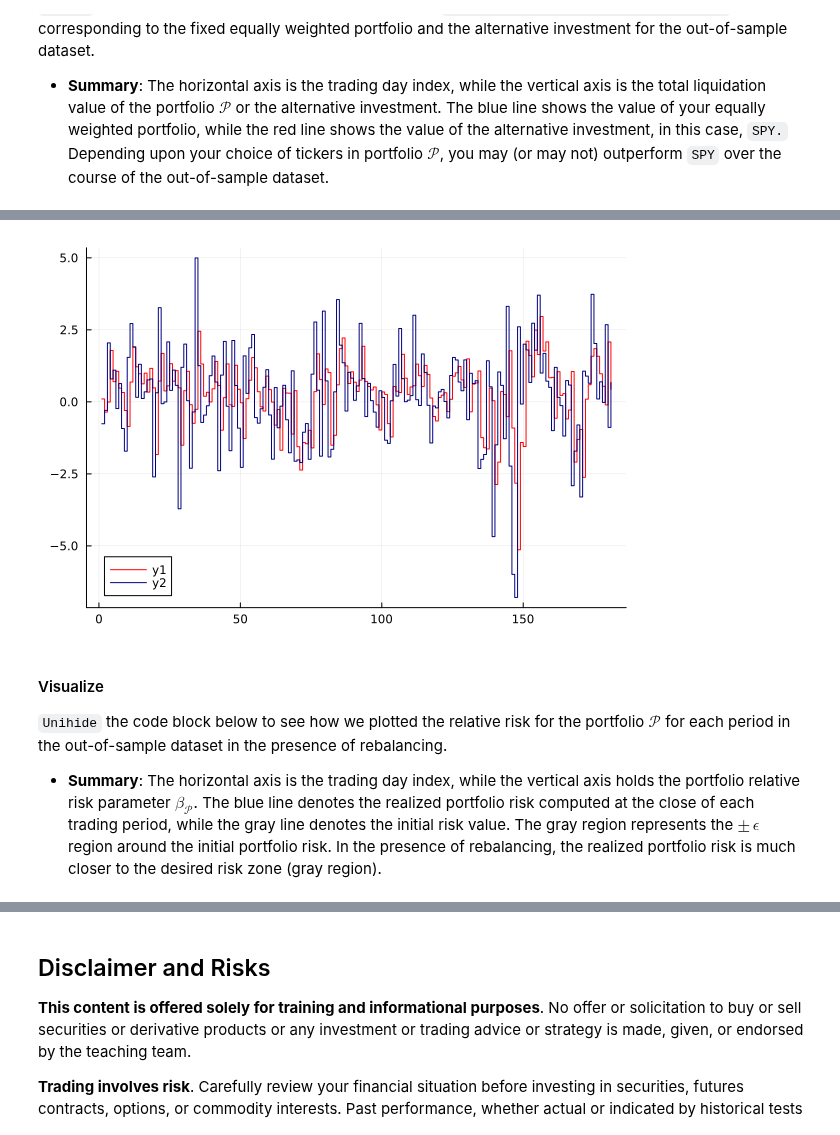
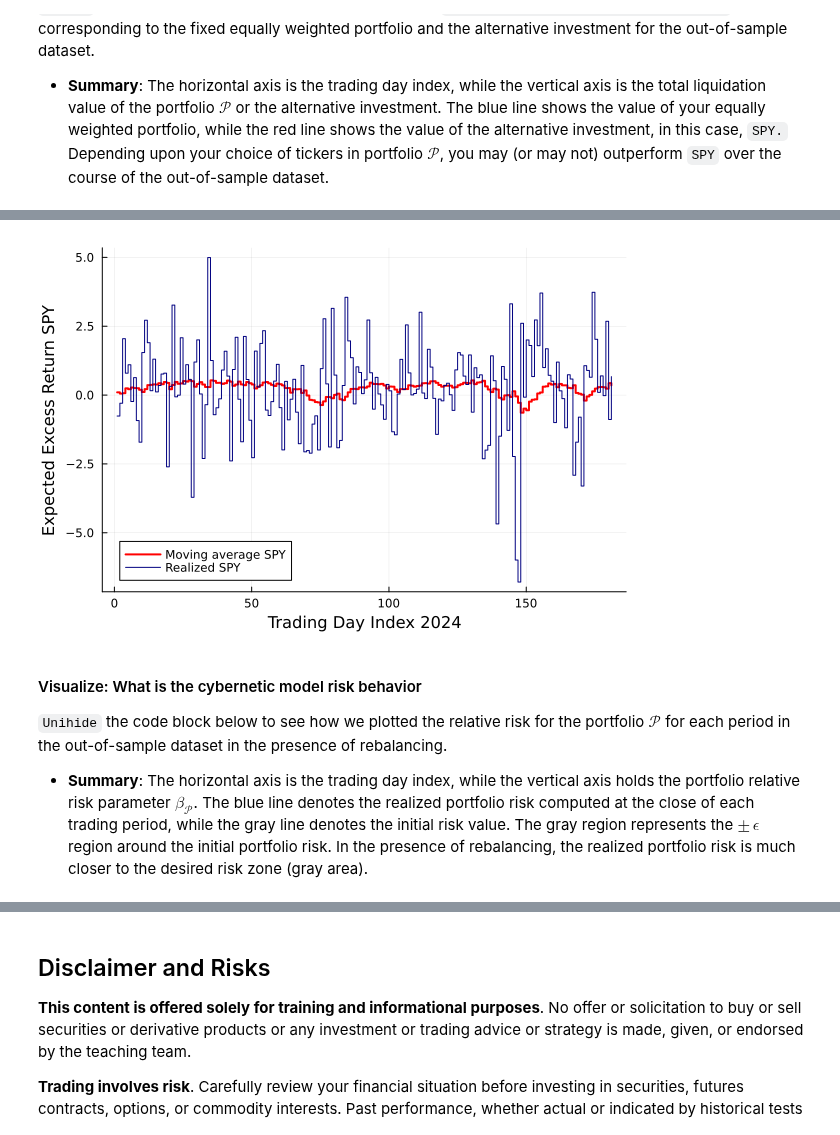
Before and after one commit to varnerlab/CHEME-5660-CourseRepository-Fall-2024, a Jupyter notebook: lectures/week-8/L8c/CHEME-5660-L8c-CyberneticPortfolio-Fall-2024-WorkedExample.ipynb, the cells around one changed output, grey strips where cells are left out. Saved outputs shown, nothing was run; the diff lists cells and outputs as text; code cells hidden in the pictures.

```diff
--- a/lectures/week-8/L8c/CHEME-5660-L8c-CyberneticPortfolio-Fall-2024-WorkedExample.ipynb
+++ b/lectures/week-8/L8c/CHEME-5660-L8c-CyberneticPortfolio-Fall-2024-WorkedExample.ipynb
@@ -110,7 +117,7 @@ In this task, we'll select the tickers in our portfolio $\mathcal{P}$, then simu
 
 Let's specify a list of `N::Int64` tickers in the `my_list_of_tickers::Array{String,1}` array to get started. The tickers we select must be in the `sim_model_dictionary::Dict{String, MySingleIndexModel}` dictionary:
 # %%
-my_list_of_tickers = ["AAPL", "MSFT", "K", "DPZ", "BA", "JNJ", "PG", "MRK", "PFE", "GS", "WFC", "JPM"]; # specify tickers
+my_list_of_tickers = ["AAPL", "MSFT", "NVDA", "MU", "BA", "JNJ", "PG", "MRK", "PFE", "GS", "WFC", "JPM"]; # specify tickers
 N = length(my_list_of_tickers); # number of assets in the portfolio
 # %% [markdown]
 ### Lookup the initial share prices
@@ -306,3 +318,3 @@ Fill me in.
 # %%
-λ = 2; # exponent for the risk weighting
+λ = 1.5; # exponent for the risk weighting
 # %% [markdown]
@@ -410,3 +423,6 @@ end
+# %%
+α̂ = 0.05; # learning rate for the expected excess market return
+τ = 252; # force a rebalance at multiples of this value
 # %%
 (wealth_array_cybernetic, omega_array_cybernetic, beta_array_cybernetic, avg_spy_array) = let
 
@@ -427,14 +443,14 @@ end
         # update the expected value for SPY
         if (i ≥ 2)
             tmp = (1/Δt)*log(S_spy[i]/S_spy[i-1]);
-            avg_spy_array[i] = avg_spy_array[i-1] + 0.5*(tmp - avg_spy_array[i-1]);
+            avg_spy_array[i] = avg_spy_array[i-1] + α̂*(tmp - avg_spy_array[i-1]);
         end
 
         # compute the wealth array -
         for j ∈ eachindex(my_list_of_tickers)
            wealth_array[i,j] = Nᵢ[j]*close_price_array[j];
         end
-        wealth_array[i,end] = sum(wealth_array[i,1:end-1]); # liqudate at close
+        wealth_array[i,end] = sum(wealth_array[i,1:end-1]); # liquidate at close
 
         # copy the allocation into the omega_array -
         for j ∈ eachindex(my_list_of_tickers)
@@ -442,19 +458,19 @@ end
         end
         omega_array[i,end] = sum(omega_array[i,1:end-1]);
 
-        # compute beta -
+        # compute realized beta -
         beta = 0.0
         for j ∈ eachindex(my_list_of_tickers)
             ticker = my_list_of_tickers[j];
             βᵢ = sim_model_dictionary[ticker].β;
-            beta += ωᵢ[j]*βᵢ;
+            beta += (wealth_array[i,j]/wealth_array[i,end])*βᵢ; # beta that we actually see
         end
         beta_array[i] = beta;
         # -------------------------------------------------------------------------------------------------------- #
 
 
         # --- AT OPEN NEXT DAY ----------------------------------------------------------------------------------- #
-        if (mod(i,9) == 0 || abs(beta - β_cybernetic) ≥ ϵ)
+        if (abs(beta - β_cybernetic) ≥ ϵ || mod(i,τ) == 0) # compare beta that we see, to beta we want
 
             my_new_total_budget = wealth_array[i,end]; # budget (liquidate at close, yesterday)
             next_price_array = market(out_of_sample_dataset, my_list_of_tickers, i + 1, key = :open); # reallocate at open this morning
@@ -505,14 +505,16 @@ beta_array_cybernetic[1:36]
 # %%
 let
-    plot(avg_spy_array, c=:red, lw=1, linetype=:steppost)
-    plot!(SPY_excess_return_array, c=:navy, lw=1, linetype=:steppost)
+    plot(avg_spy_array, c=:red, lw=2, linetype=:steppost, label="Moving average SPY")
+    plot!(SPY_excess_return_array, c=:navy, lw=1, linetype=:steppost, label="Realized SPY")
+    xlabel!("Trading Day Index 2024", fontsize=18)
+    ylabel!("Expected Excess Return SPY", fontsize=18);
 end
 # %% [output]
-[figure, old version]
+[figure, new version]
 # %% [markdown]
-#### Visualize
+#### Visualize: What is the cybernetic model risk behavior
 `Unihide` the code block below to see how we plotted the relative risk for the portfolio $\mathcal{P}$ for each period in the out-of-sample dataset in the presence of rebalancing.
-* __Summary__: The horizontal axis is the trading day index, while the vertical axis holds the portfolio relative risk parameter $\beta_{\mathcal{P}}$. The blue line denotes the realized portfolio risk computed at the close of each trading period, while the gray line denotes the initial risk value. The gray region represents the $\pm\,\epsilon$ region around the initial portfolio risk. In the presence of rebalancing, the realized portfolio risk is much closer to the desired risk zone (gray region).
+* __Summary__: The horizontal axis is the trading day index, while the vertical axis holds the portfolio relative risk parameter $\beta_{\mathcal{P}}$. The blue line denotes the realized portfolio risk computed at the close of each trading period, while the gray line denotes the initial risk value. The gray region represents the $\pm\,\epsilon$ region around the initial portfolio risk. In the presence of rebalancing, the realized portfolio risk is much closer to the desired risk zone (gray area).
 # %%
 let
     LINE = β_cybernetic*ones(number_of_trading_days);
```
Also changed, not shown: parts of 23 cells of this notebook, 2 other files.
